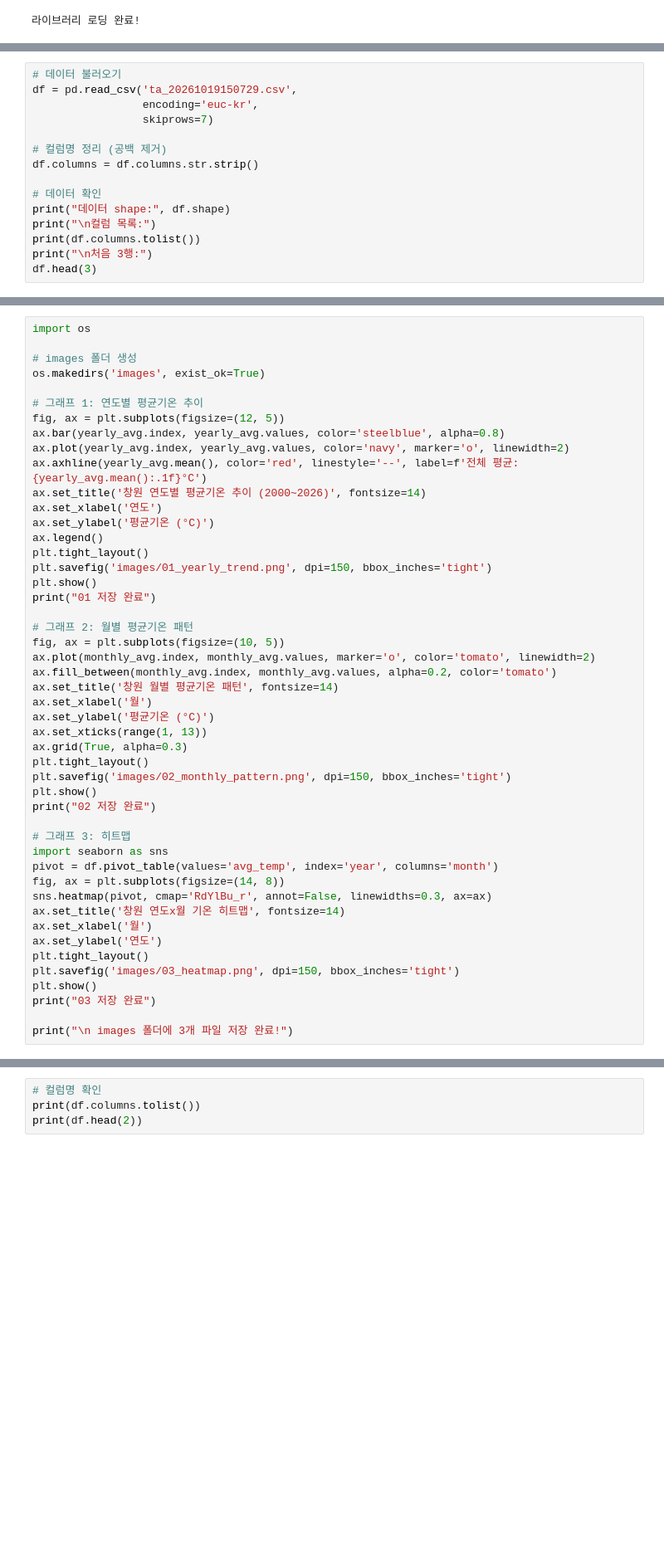
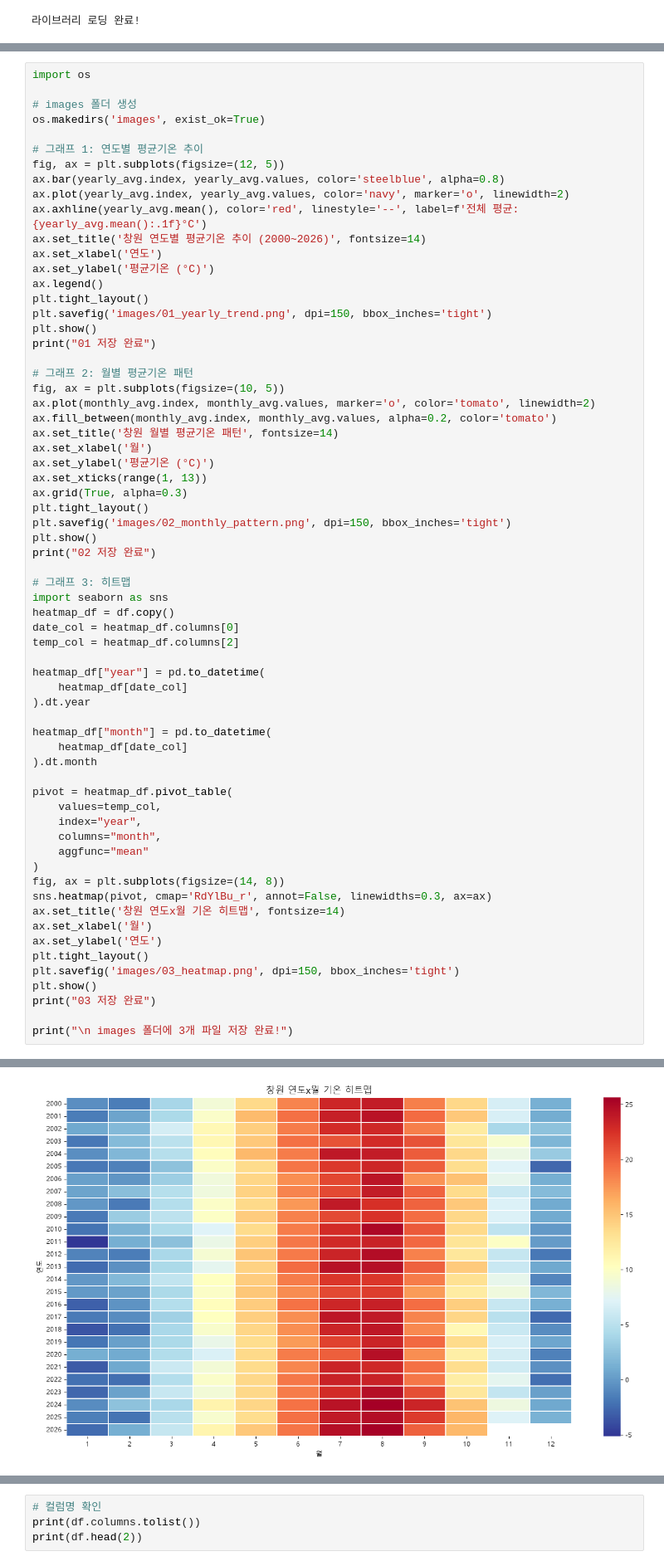
Before and after one commit to fdyoung9-a11y/changwon_temp, a Jupyter notebook: changwon_analysis.ipynb, the cells around one changed output, grey strips where cells are left out. Shown at 83% size. Cells and saved outputs as stored; diff of their text form; blank space fills up the shorter version.

```diff
--- a/changwon_analysis.ipynb
+++ b/changwon_analysis.ipynb
@@ -22,15 +36,0 @@ ParserError: Error tokenizing data. C error: Expected 1 fields in line 8, saw 5
-# %%
-# 데이터 불러오기
-df = pd.read_csv('ta_20261019150729.csv',
-                 encoding='euc-kr',
-                 skiprows=7)
-
-# 컬럼명 정리 (공백 제거)
-df.columns = df.columns.str.strip()
-
-# 데이터 확인
-print("데이터 shape:", df.shape)
-print("\n컬럼 목록:")
-print(df.columns.tolist())
-print("\n처음 3행:")
-df.head(3)
@@ -394,31 +389,49 @@ fig, ax = plt.subplots(figsize=(10, 5))
 ax.plot(monthly_avg.index, monthly_avg.values, marker='o', color='tomato', linewidth=2)
 ax.fill_between(monthly_avg.index, monthly_avg.values, alpha=0.2, color='tomato')
 ax.set_title('창원 월별 평균기온 패턴', fontsize=14)
 ax.set_xlabel('월')
 ax.set_ylabel('평균기온 (°C)')
 ax.set_xticks(range(1, 13))
 ax.grid(True, alpha=0.3)
 plt.tight_layout()
 plt.savefig('images/02_monthly_pattern.png', dpi=150, bbox_inches='tight')
 plt.show()
 print("02 저장 완료")
 
 # 그래프 3: 히트맵
 import seaborn as sns
-pivot = df.pivot_table(values='avg_temp', index='year', columns='month')
+heatmap_df = df.copy()
+date_col = heatmap_df.columns[0]
+temp_col = heatmap_df.columns[2]
+
+heatmap_df["year"] = pd.to_datetime(
+    heatmap_df[date_col]
+).dt.year
+
+heatmap_df["month"] = pd.to_datetime(
+    heatmap_df[date_col]
+).dt.month
+
+pivot = heatmap_df.pivot_table(
+    values=temp_col,
+    index="year",
+    columns="month",
+    aggfunc="mean"
+)
 fig, ax = plt.subplots(figsize=(14, 8))
 sns.heatmap(pivot, cmap='RdYlBu_r', annot=False, linewidths=0.3, ax=ax)
 ax.set_title('창원 연도x월 기온 히트맵', fontsize=14)
 ax.set_xlabel('월')
 ax.set_ylabel('연도')
 plt.tight_layout()
 plt.savefig('images/03_heatmap.png', dpi=150, bbox_inches='tight')
 plt.show()
 print("03 저장 완료")
 
 print("\n images 폴더에 3개 파일 저장 완료!")
 # %% [output]
 [figure]
 01 저장 완료
 [figure]
 02 저장 완료
+[figure, added]
```
Also changed, not shown: parts of 16 cells of this notebook, 9 other files.
